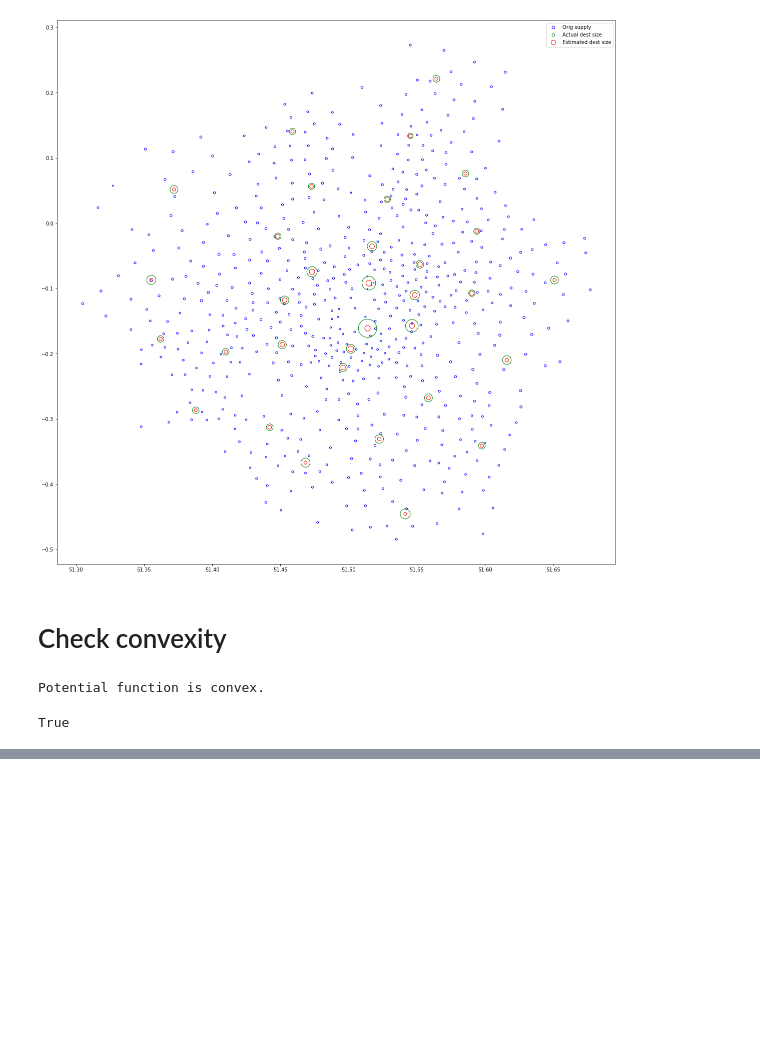
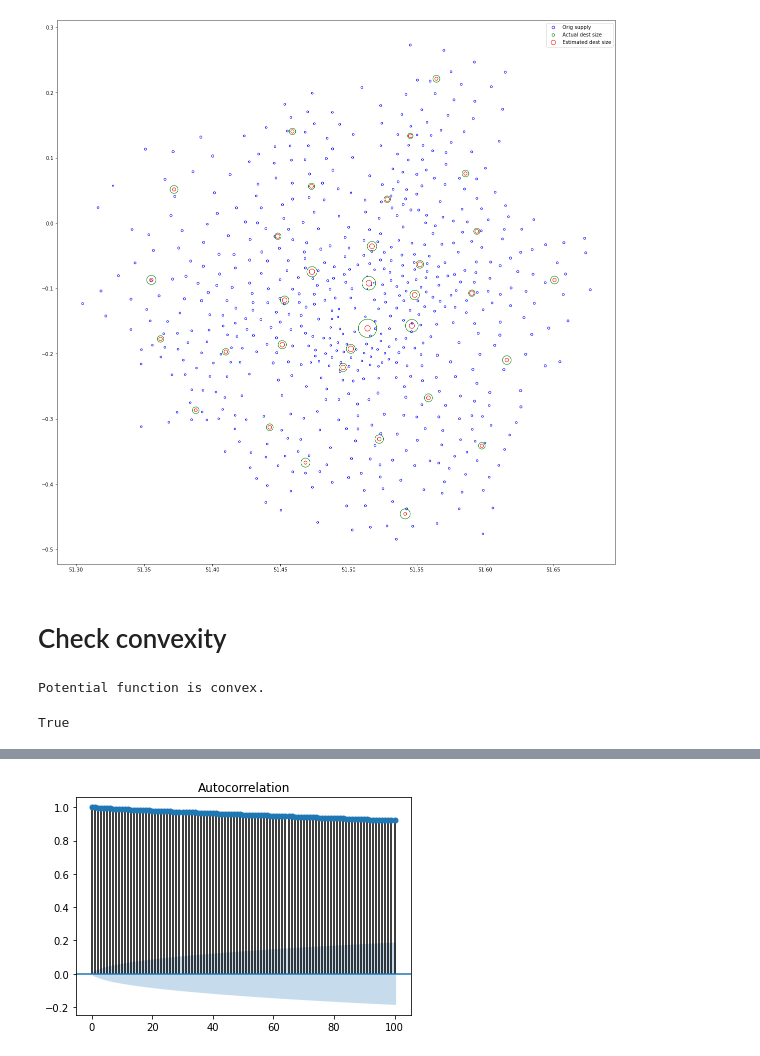
Before and after one commit to YannisZa/stochastic-travel-demand-modelling, a Jupyter notebook: notebooks/commuter_data_sandbox.ipynb, the cells around one changed output, grey strips where cells are left out. Saved outputs shown, nothing was run; the diff lists cells and outputs as text; code cells hidden in the pictures; blank space fills up the shorter version.

```diff
--- a/notebooks/commuter_data_sandbox.ipynb
+++ b/notebooks/commuter_data_sandbox.ipynb
@@ -133,0 +247,5 @@ True
+# %%
+sm.graphics.tsa.plot_acf(samples[:,0], lags=100)
+plt.show()
+# %% [output]
+[figure, added]
```
Also changed, not shown: parts of 21 cells of this notebook, 4 other files.
